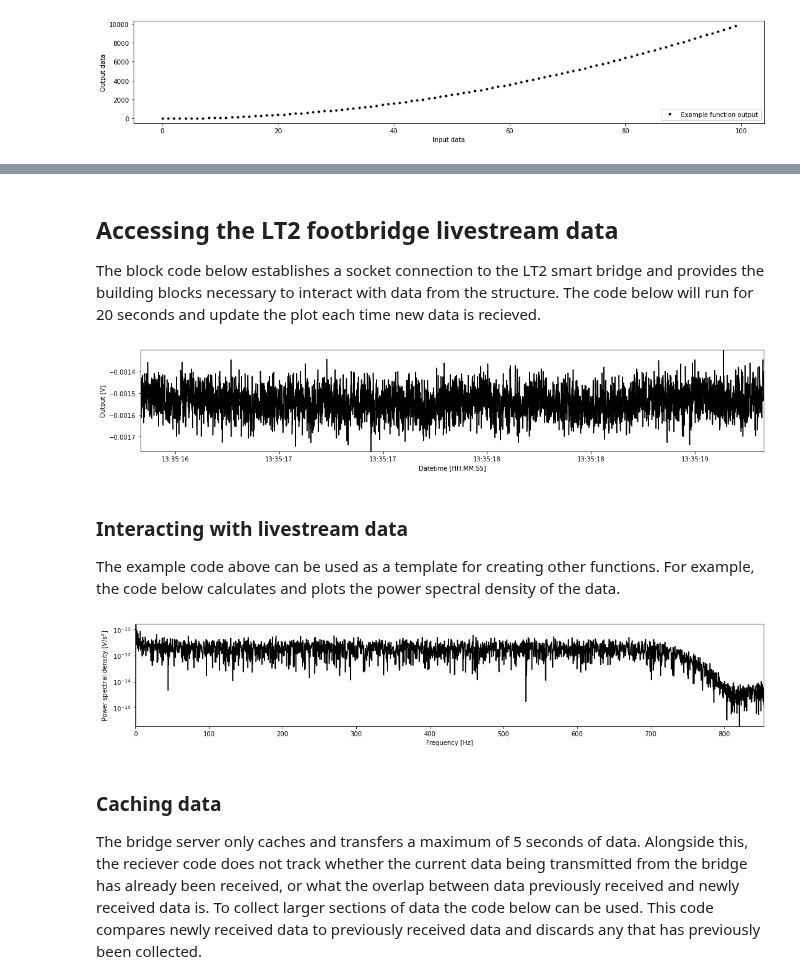
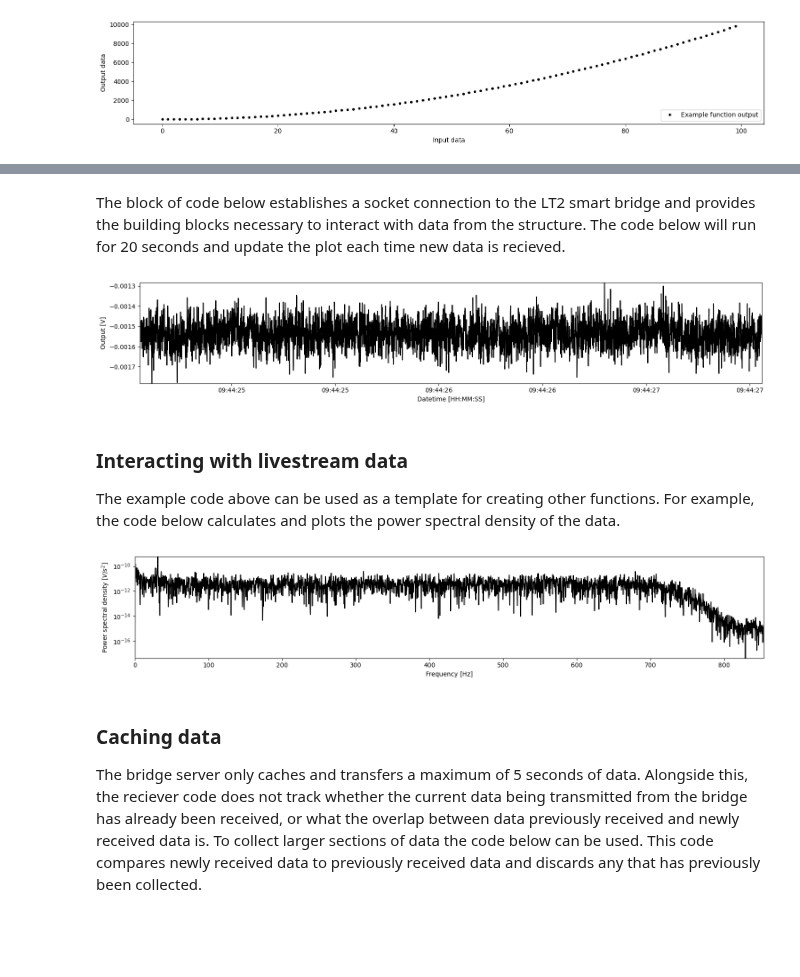
Before and after one commit to zwynne/EDACAB, a Jupyter notebook: DeepNote_Python3_templates/EDACAB_Python_LT2_live_notebook_template.ipynb, the cells around one changed output, grey strips where cells are left out. Drawn from its saved outputs; the diff is of its cells as text; code cells hidden in the pictures; blank space fills up the shorter version.

```diff
--- a/DeepNote_Python3_templates/EDACAB_Python_LT2_live_notebook_template.ipynb
+++ b/DeepNote_Python3_templates/EDACAB_Python_LT2_live_notebook_template.ipynb
@@ -98,7 +121,5 @@ fg.tight_layout()
 # %% [markdown]
-## Accessing the LT2 footbridge livestream data
-
-The block code below establishes a socket connection to the LT2 smart bridge and provides the building blocks necessary to interact with data from the structure. The code below will run for 20 seconds and update the plot each time new data is recieved.
+The block of code below establishes a socket connection to the LT2 smart bridge and provides the building blocks necessary to interact with data from the structure. The code below will run for 20 seconds and update the plot each time new data is recieved.
 # %%
 import time
 # The main function that will handle connection and communication
@@ -130,34 +151,35 @@ running=True
 
 x0 = np.zeros((1,1)) # A dummy array used for creating the plot before we've recieved data
 t = np.zeros(1) # A dummy array used for creating the plot before we've recieved data
 
 time_to_disconnect = 20
 time_start = time.time()
 fs = 1707.76 # Sample rate of the data
 
 # Create an empty plot to be updated
 fg,ax = plt.subplots(figsize=(15,3))
 plotted_data, = ax.plot(t,x0[0],c='k')
 ax.set_ylabel('Output [V]')
 ax.set_xlabel('Datetime [HH:MM:SS]')
 ax.xaxis.set_major_formatter(mdates.DateFormatter("%H:%M:%S")) # Set the formatting of the datetime x-axis
 
 fg.tight_layout()
 plt.pause(0.01)
 while time.time()-time_start<time_to_disconnect:
     if len(t)>1:
         try:
             plotted_data.set_data(t,x0[0]) # Update the plotted data
             ax.set_xlim(np.min(t),np.max(t)) # Update the x-axis of the plot
             ax.set_ylim(np.min(x0[0]),np.max(x0[0])) # Update the y-axis of the plot
             display(fg) # Update the displayed plot
             clear_output(wait=True)
+            time.sleep(0.5)
         except:
             time.sleep(0.1)
 
 sio.disconnect()
 # %% [output]
-[figure, old version]
+[figure, new version]
 # %% [markdown]
 ### Interacting with livestream data
 
@@ -214,12 +236,13 @@ while time.time()-time_start<time_to_disconnect:
             ax.set_ylim(np.min(psd[0,1:]),np.max(psd[0,1:])) # Update the y-axis of the plot
             display(fg) # Update the displayed plot
             clear_output(wait=True)
+            time.sleep(0.5) # Sleep for 0.5 seconds (helps with rendering plot)
         except:
             time.sleep(0.1)
 
 sio.disconnect()
 # %% [output]
-[figure, old version]
+[figure, new version]
 # %% [markdown]
 ### Caching data
 The bridge server only caches and transfers a maximum of 5 seconds of data. Alongside this, the reciever code does not track whether the current data being transmitted from the bridge has already been received, or what the overlap between data previously received and newly received data is. To collect larger sections of data the code below can be used. This code compares newly received data to previously received data and discards any that has previously been collected.
```
Also changed, not shown: parts of 5 cells of this notebook, 21 other files.
